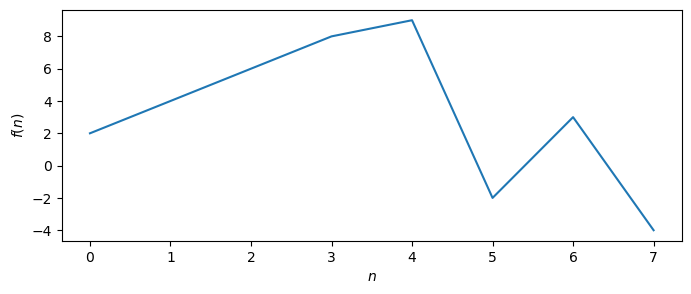
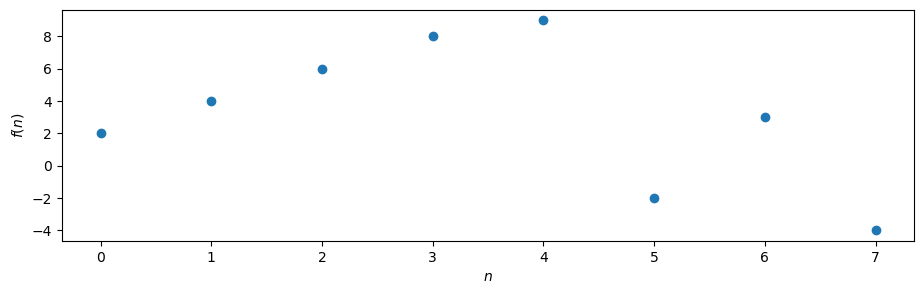
The notebook cell's code change between the first figure and the second:
--- before
+++ after
@@ -1,5 +1,5 @@
-plt.figure(figsize=(8,3))
+plt.figure(figsize=(11,3))
 
-plt.plot(f)
+plt.plot(f, marker = "o", linestyle = " ")
 
 plt.xlabel(r"$n$")

Commit: update